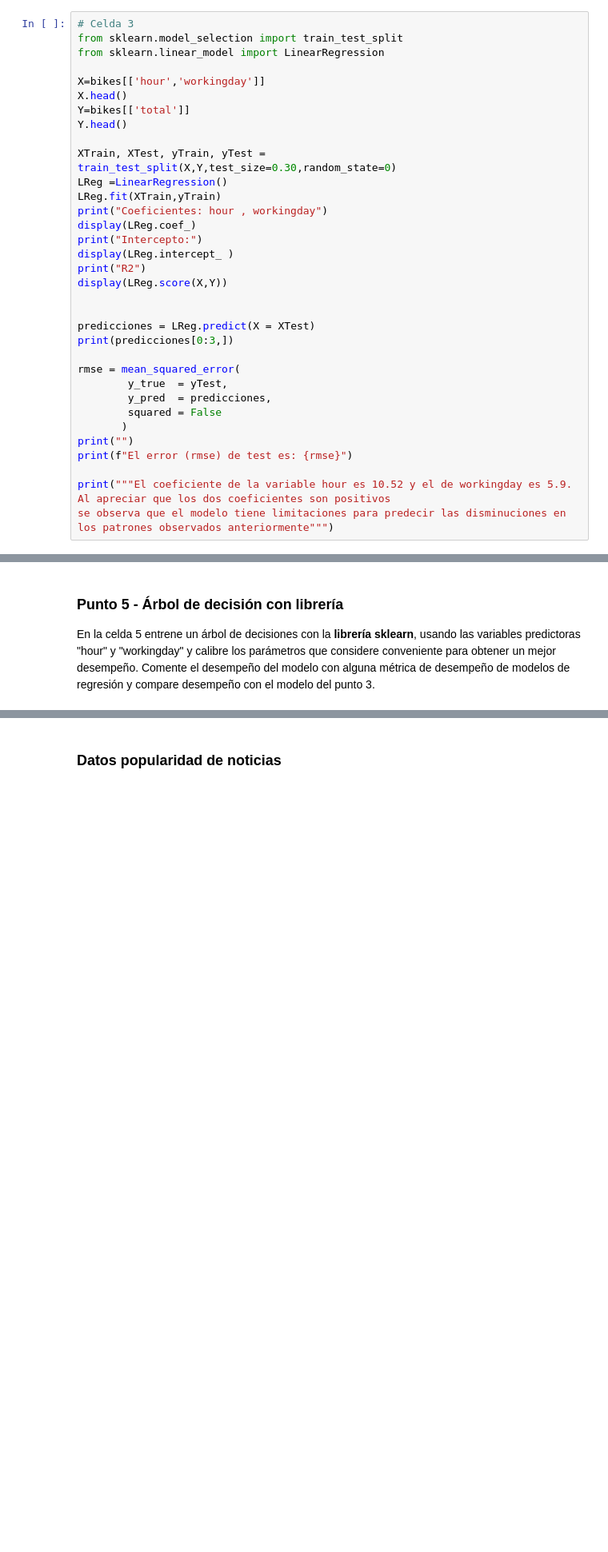
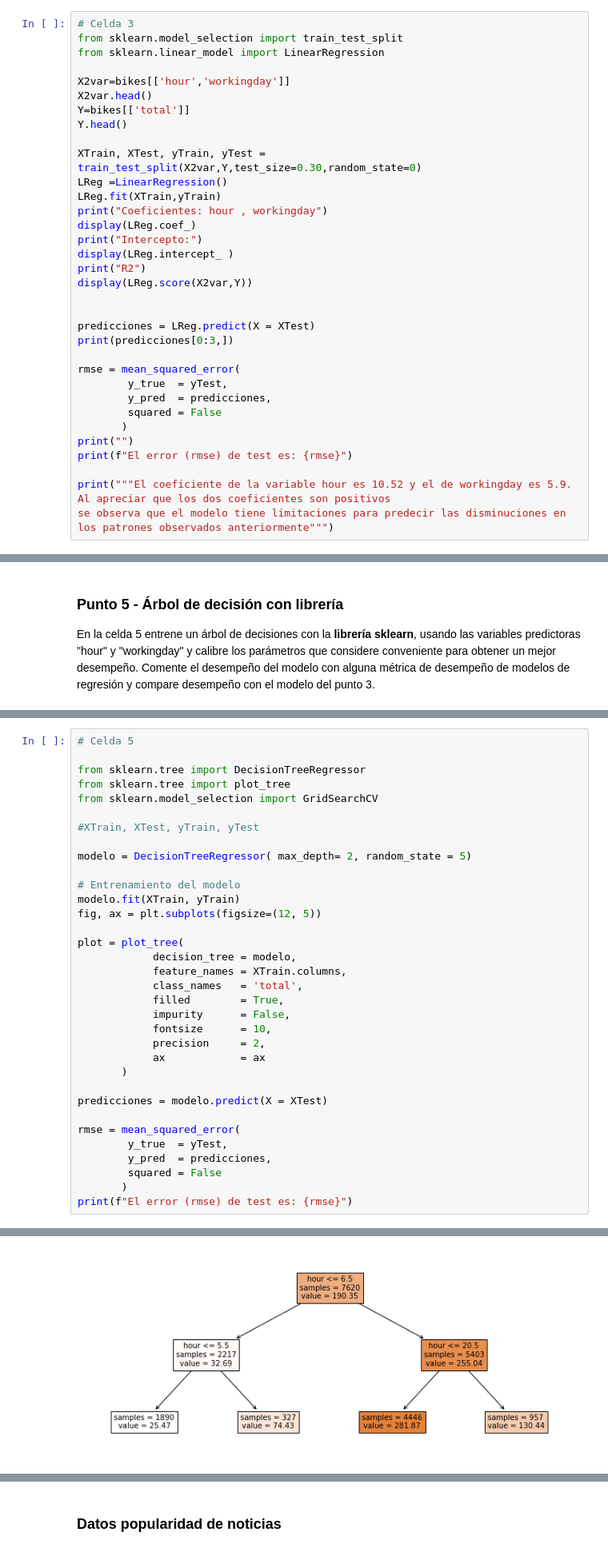
Before and after one commit to ivancbarriga/MIAD_ML_and_NLP, a Jupyter notebook: Semana 1/S1TC1_arboles_ensamblajes.ipynb, the cells around one changed output, grey strips where cells are left out. Shown at 80% size. Cells and saved outputs as stored; diff of their text form; blank space fills up the shorter version.

```diff
--- a/Semana 1/S1TC1_arboles_ensamblajes.ipynb
+++ b/Semana 1/S1TC1_arboles_ensamblajes.ipynb
@@ -238,12 +238,12 @@ En la celda 3 ajuste un modelo de regresión lineal a todo el conjunto de datos,
 from sklearn.model_selection import train_test_split
 from sklearn.linear_model import LinearRegression
 
-X=bikes[['hour','workingday']]
-X.head()
+X2var=bikes[['hour','workingday']]
+X2var.head()
 Y=bikes[['total']]
 Y.head()
 
-XTrain, XTest, yTrain, yTest = train_test_split(X,Y,test_size=0.30,random_state=0)
+XTrain, XTest, yTrain, yTest = train_test_split(X2var,Y,test_size=0.30,random_state=0)
 LReg =LinearRegression()
 LReg.fit(XTrain,yTrain)
 print("Coeficientes: hour , workingday")
@@ -251,7 +251,7 @@ display(LReg.coef_)
 print("Intercepto:")
 display(LReg.intercept_ )
 print("R2")
-display(LReg.score(X,Y))
+display(LReg.score(X2var,Y))
 
 
 predicciones = LReg.predict(X = XTest)
@@ -294,0 +318,35 @@ En la celda 5 entrene un árbol de decisiones con la **librería sklearn**, usan
+# %%
+# Celda 5
+
+from sklearn.tree import DecisionTreeRegressor
+from sklearn.tree import plot_tree
+from sklearn.model_selection import GridSearchCV
+
+#XTrain, XTest, yTrain, yTest
+
+modelo = DecisionTreeRegressor( max_depth= 2, random_state = 5)
+
+# Entrenamiento del modelo
+modelo.fit(XTrain, yTrain)
+fig, ax = plt.subplots(figsize=(12, 5))
+
+plot = plot_tree(
+            decision_tree = modelo,
+            feature_names = XTrain.columns,
+            class_names   = 'total',
+            filled        = True,
+            impurity      = False,
+            fontsize      = 10,
+            precision     = 2,
+            ax            = ax
+       )
+
+predicciones = modelo.predict(X = XTest)
+
+rmse = mean_squared_error(
+        y_true  = yTest,
+        y_pred  = predicciones,
+        squared = False
+       )
+print(f"El error (rmse) de test es: {rmse}")
+# %% [output]
@@ -294,0 +354 @@ En la celda 5 entrene un árbol de decisiones con la **librería sklearn**, usan
+[figure, added]
```
Also changed, not shown: parts of 10 cells of this notebook.
